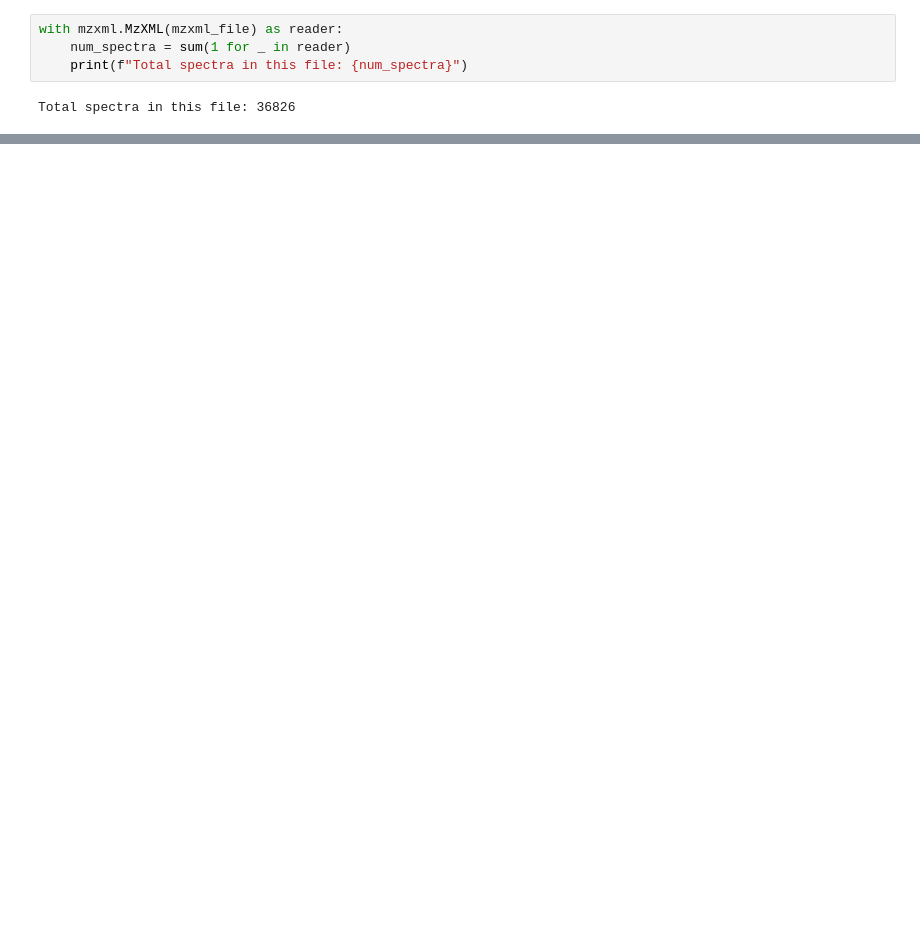
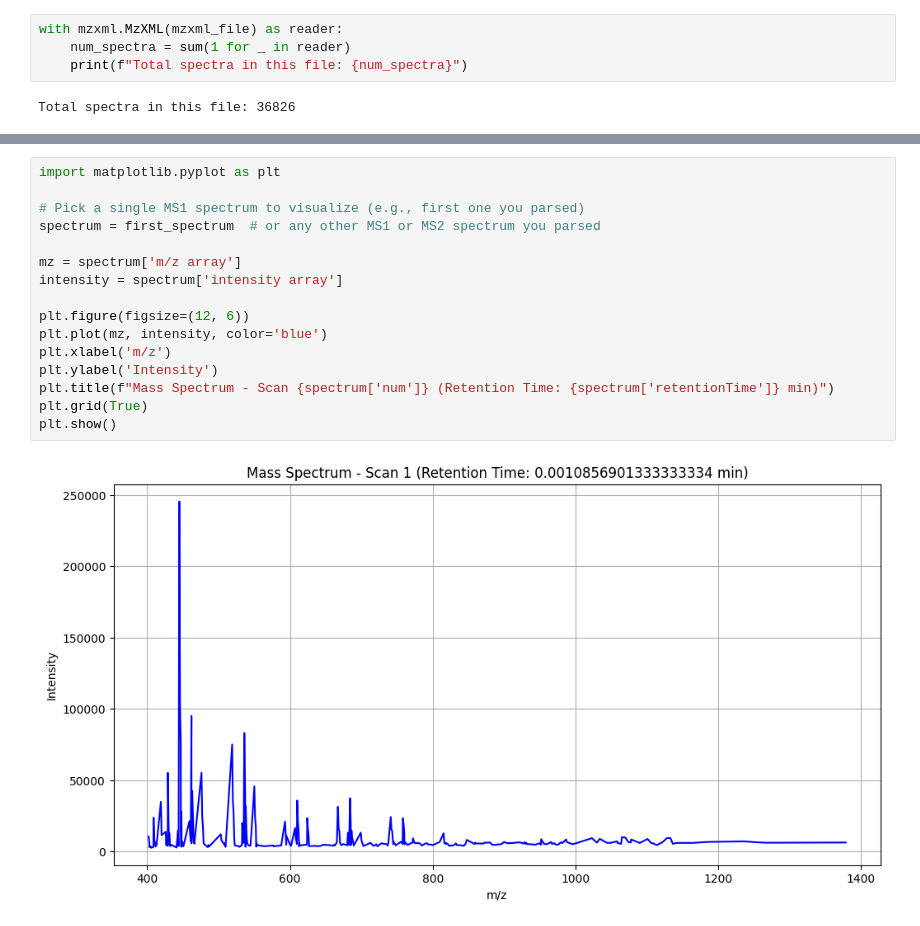
Before and after one commit to sprouse9/proteomics-data-qc, a Jupyter notebook: Proteomics_TIC_QC_Analysis.ipynb, the cells around one changed output, grey strips where cells are left out. Cells and saved outputs as stored; diff of their text form; blank space fills up the shorter version.

Commit message:
Added a mass spectrum plot

```diff
--- a/Proteomics_TIC_QC_Analysis.ipynb
+++ b/Proteomics_TIC_QC_Analysis.ipynb
@@ -128,0 +106,18 @@ First 10 intensity values: [10394.511   6086.527   2917.4504  3479.767   3175.60
+# %%
+import matplotlib.pyplot as plt
+
+# Pick a single MS1 spectrum to visualize (e.g., first one you parsed)
+spectrum = first_spectrum  # or any other MS1 or MS2 spectrum you parsed
+
+mz = spectrum['m/z array']
+intensity = spectrum['intensity array']
+
+plt.figure(figsize=(12, 6))
+plt.plot(mz, intensity, color='blue')
+plt.xlabel('m/z')
+plt.ylabel('Intensity')
+plt.title(f"Mass Spectrum - Scan {spectrum['num']} (Retention Time: {spectrum['retentionTime']} min)")
+plt.grid(True)
+plt.show()
+# %% [output]
+[figure, added]
```
Also changed, not shown: parts of 8 cells of this notebook.
